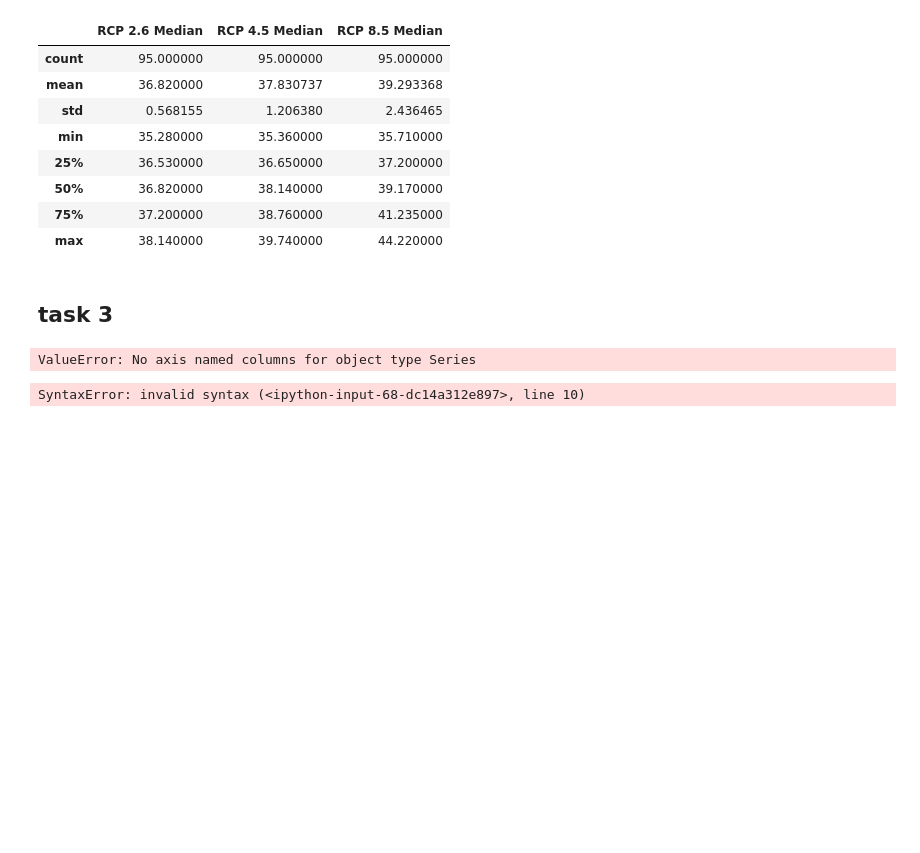
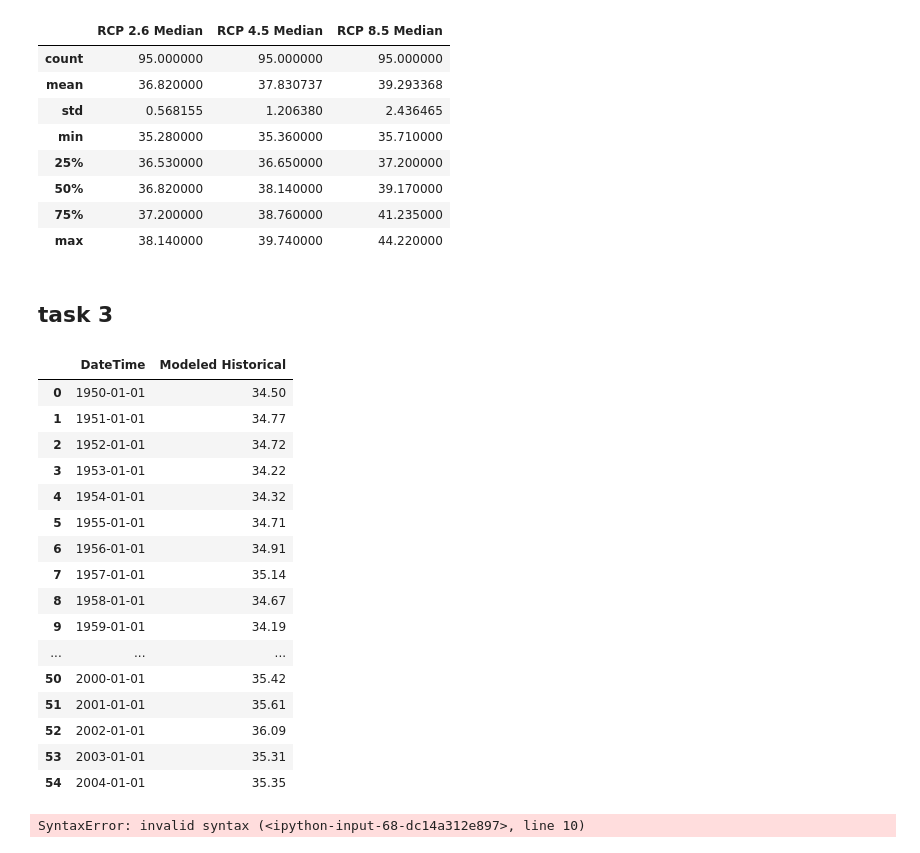
Before and after one commit to data301-2021-winter1/project-group70-project, a Jupyter notebook: notebooks/analysis3.ipynb, the cells around one changed output. Saved outputs shown, nothing was run; the diff lists cells and outputs as text; code cells hidden in the pictures; blank space fills up the shorter version.

```diff
--- a/notebooks/analysis3.ipynb
+++ b/notebooks/analysis3.ipynb
@@ -180,22 +180,38 @@ hotday_proj_clean.describe()
 # %%
 import pandas as pd
 import numpy as np
 hottestday = pd.read_csv ('../data/raw/Hottest_Day.csv') # this a data file that gets loaded
 path = '../data/raw/Hottest_Day.csv'
 # Method chaining begins
-i = 1950
+
 
 df = (
-    pd.read_csv(path)
-            [0:55]
-            .pop('Historical Range (low)')
+   pd.read_csv(path)
+
+           [0:55]
             .dropna(axis='columns',how='all')
-            .pop('Historical Range (high)')
+            .drop(columns=["Historical Range (high)","Historical Range (low)"])
 )
 
 df
 # %% [output]
-ValueError: No axis named columns for object type Series
+|  | DateTime | Modeled Historical |
+| 0 | 1950-01-01 | 34.50 |
+| 1 | 1951-01-01 | 34.77 |
+| 2 | 1952-01-01 | 34.72 |
+| 3 | 1953-01-01 | 34.22 |
+| 4 | 1954-01-01 | 34.32 |
+| 5 | 1955-01-01 | 34.71 |
+| 6 | 1956-01-01 | 34.91 |
+| 7 | 1957-01-01 | 35.14 |
+| 8 | 1958-01-01 | 34.67 |
+| 9 | 1959-01-01 | 34.19 |
+| ... | ... | ... |
+| 50 | 2000-01-01 | 35.42 |
+| 51 | 2001-01-01 | 35.61 |
+| 52 | 2002-01-01 | 36.09 |
+| 53 | 2003-01-01 | 35.31 |
+| 54 | 2004-01-01 | 35.35 |
 # %%
 import pandas as pd
 
```
